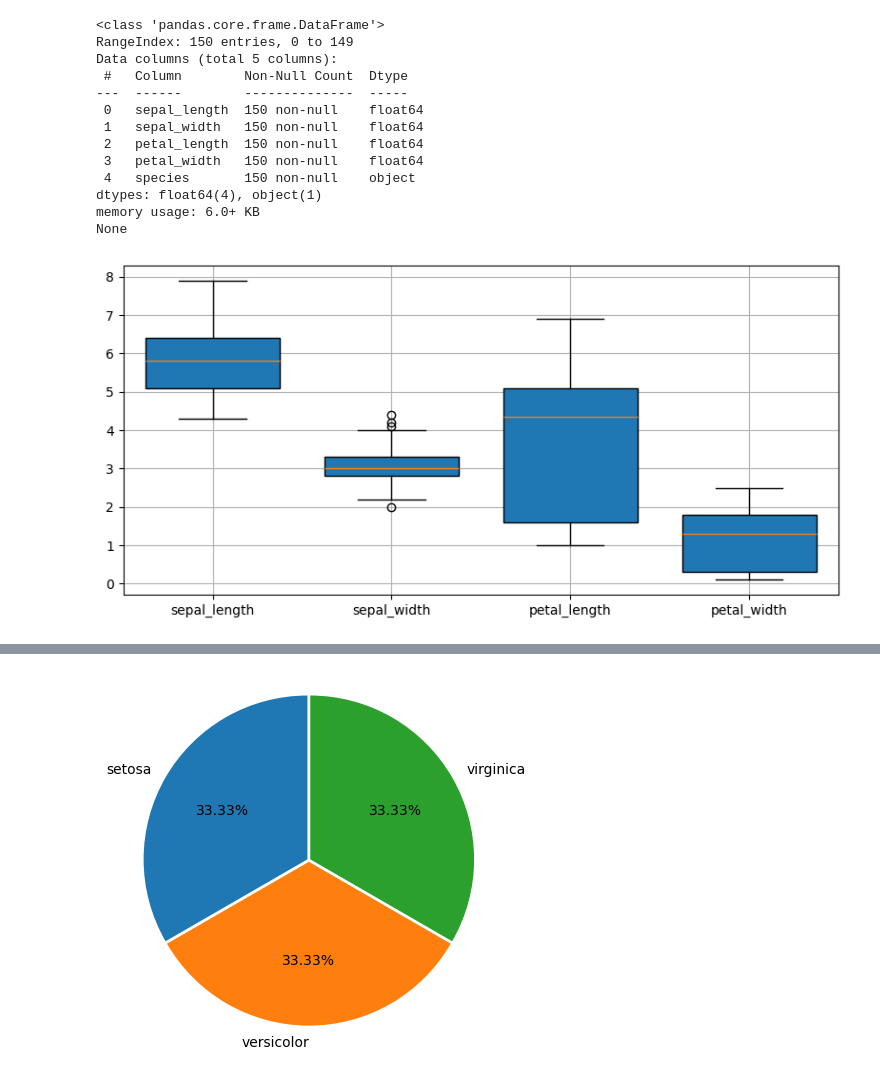
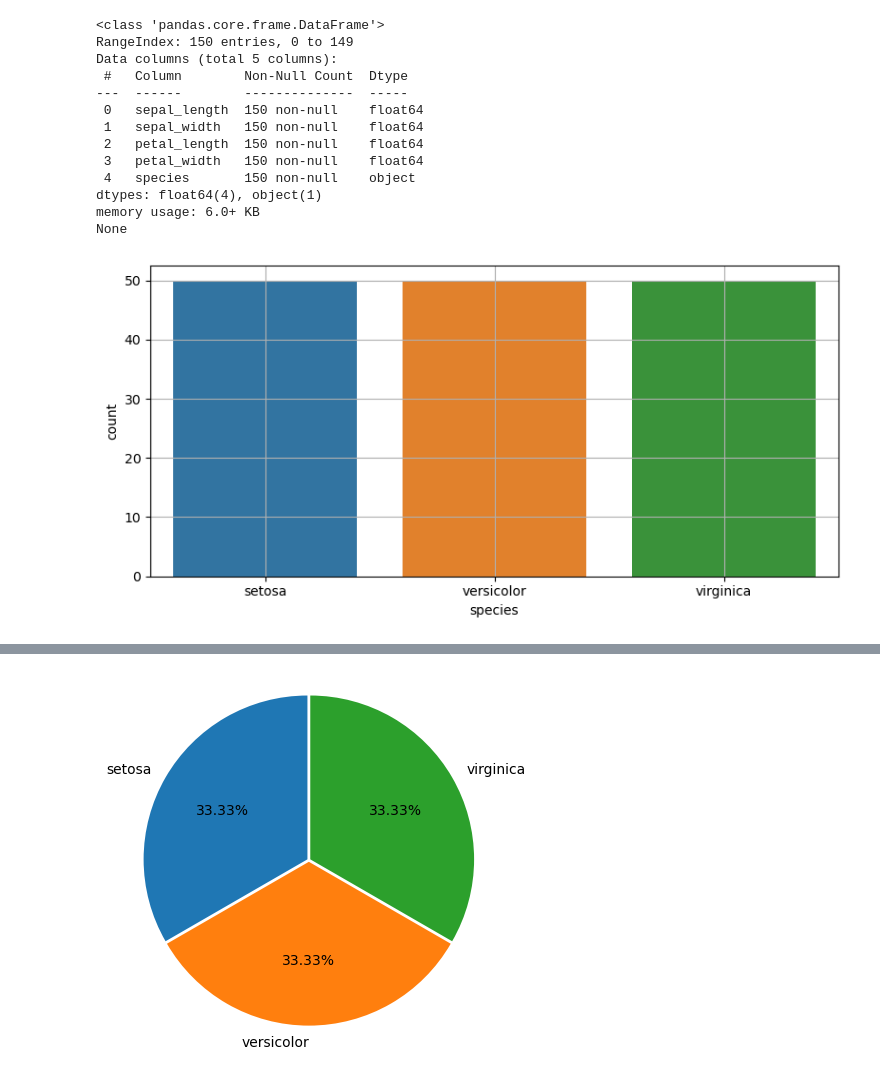
Before and after one commit to kusin/bahan-ajar-ML, a Jupyter notebook: Pertemuan 2 - Visualisasi data part 1 - matplotlib dan seaborn/SourceCode-Rev2/VD - iris-rev2.ipynb, the cells around one changed output, grey strips where cells are left out. Saved outputs shown, nothing was run; the diff lists cells and outputs as text; code cells hidden in the pictures.

```diff
--- a/Pertemuan 2 - Visualisasi data part 1 - matplotlib dan seaborn/SourceCode-Rev2/VD - iris-rev2.ipynb
+++ b/Pertemuan 2 - Visualisasi data part 1 - matplotlib dan seaborn/SourceCode-Rev2/VD - iris-rev2.ipynb
@@ -33,20 +29,17 @@ None
 # %%
-# define boxplot
+# create barplot
 fig, ax = plt.subplots(figsize=(8,4))
-ax.boxplot(
-  dataset[["sepal_length", "sepal_width", "petal_length", "petal_width"]],
-  labels=["sepal_length", "sepal_width", "petal_length", "petal_width"],
-  patch_artist=True, widths=(0.75, 0.75, 0.75, 0.75)
-)
+sns.countplot(dataset, x="species", hue="species")
 
 # set labels
-ax.set_title('')
-ax.set_xlabel('')
-ax.set_ylabel('')
-ax.grid(True)
+# ax.set_title("", fontsize=14)
+# ax.set_xlabel("", fontsize=12)
+# ax.set_ylabel("", fontsize=12)
+# ax.grid(True)
 
-# show boxplot
+# show plot
+plt.grid(True)
 plt.tight_layout()
 plt.show()
 # %% [output]
-[figure, old version]
+[figure, new version]
```
Also changed, not shown: parts of 7 cells of this notebook, 1 other file.
